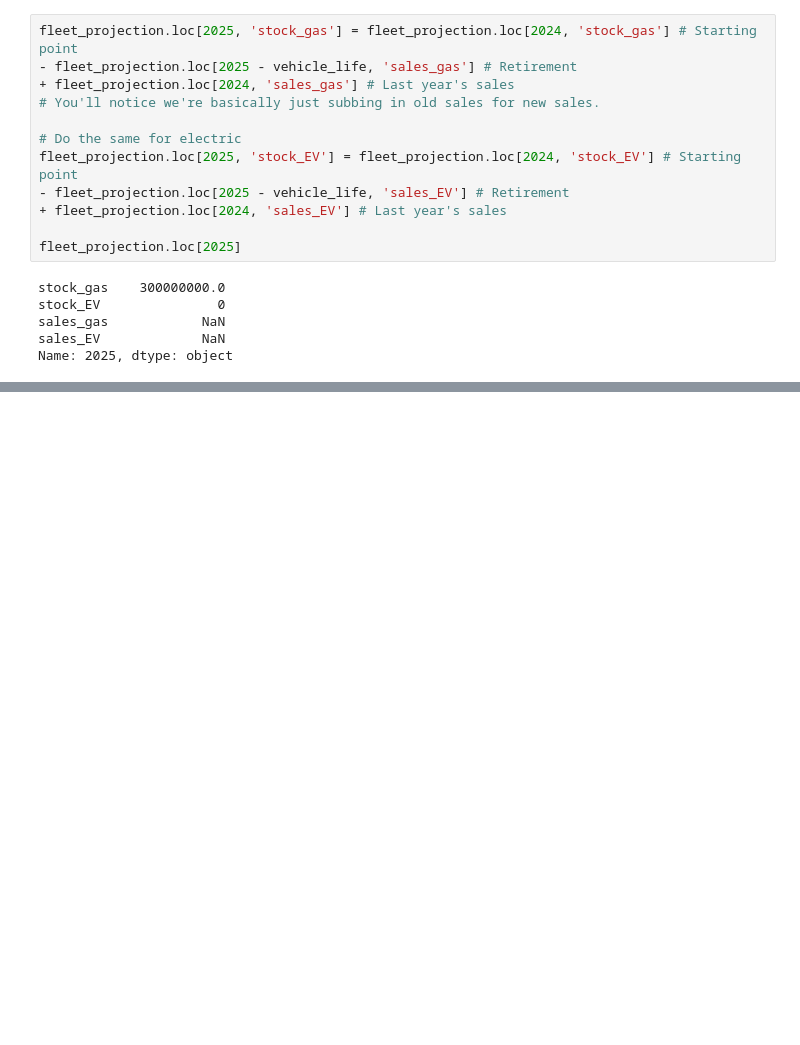
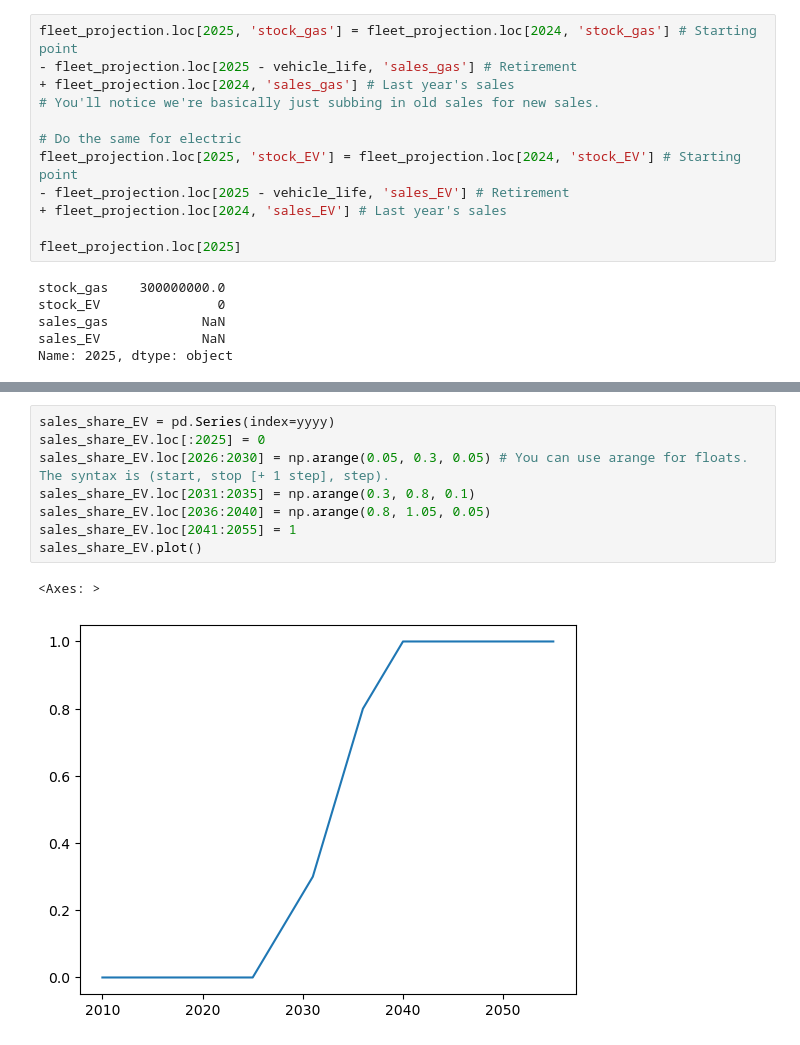
Before and after one commit to usf-esm/usf-engy680-urban-energy-fall2026, a Jupyter notebook: example_notebooks/simple_stock_rollover.ipynb, the cells around one changed output, grey strips where cells are left out. Drawn from its saved outputs; the diff is of its cells as text; blank space fills up the shorter version.

```diff
--- a/example_notebooks/simple_stock_rollover.ipynb
+++ b/example_notebooks/simple_stock_rollover.ipynb
@@ -152,0 +163,11 @@ Name: 2025, dtype: object
+# %%
+sales_share_EV = pd.Series(index=yyyy)
+sales_share_EV.loc[:2025] = 0
+sales_share_EV.loc[2026:2030] = np.arange(0.05, 0.3, 0.05) # You can use arange for floats. The syntax is (start, stop [+ 1 step], step).
+sales_share_EV.loc[2031:2035] = np.arange(0.3, 0.8, 0.1)
+sales_share_EV.loc[2036:2040] = np.arange(0.8, 1.05, 0.05)
+sales_share_EV.loc[2041:2055] = 1
+sales_share_EV.plot()
+# %% [output]
+<Axes: >
+[figure, added]
```
Also changed, not shown: parts of 2 cells of this notebook.
